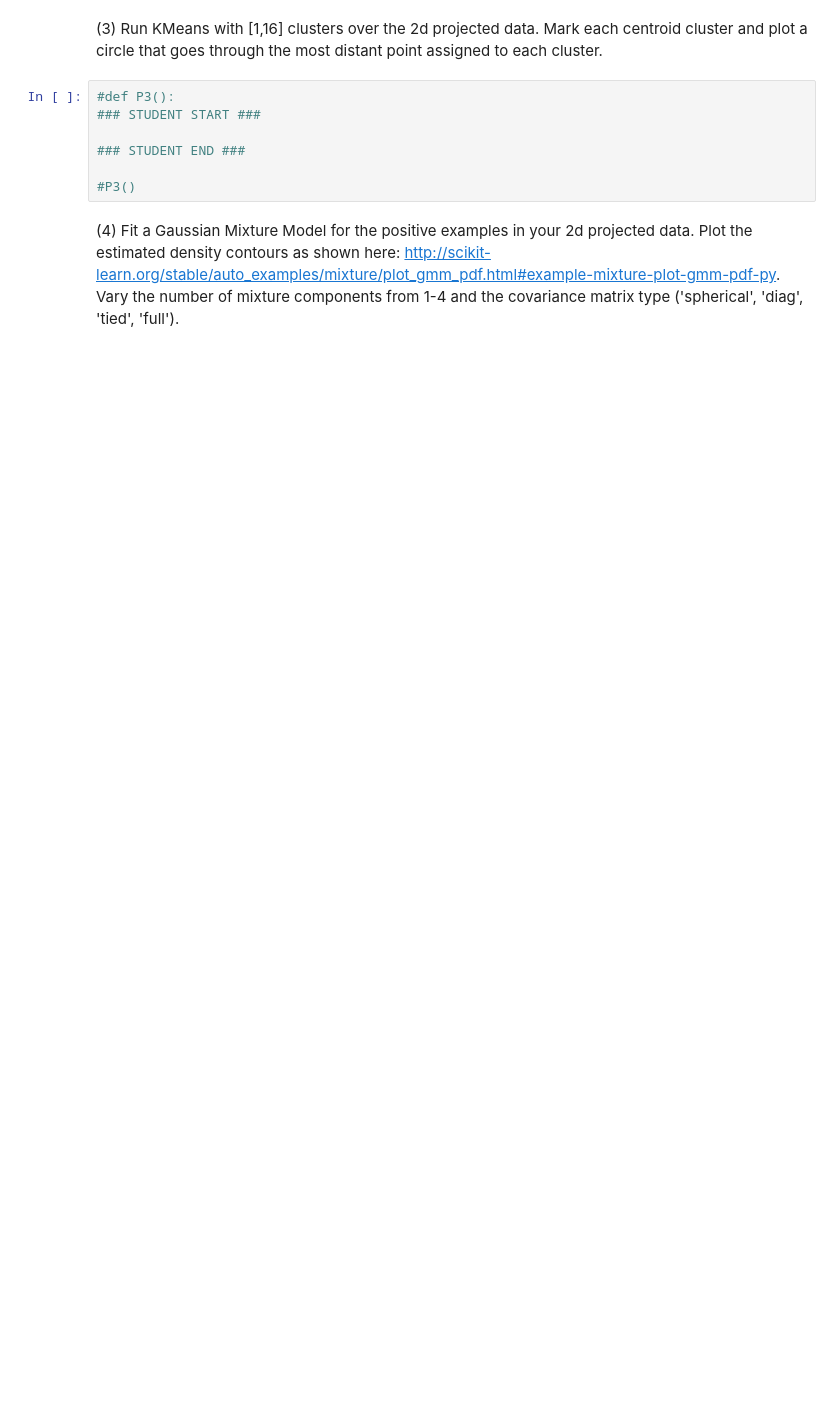
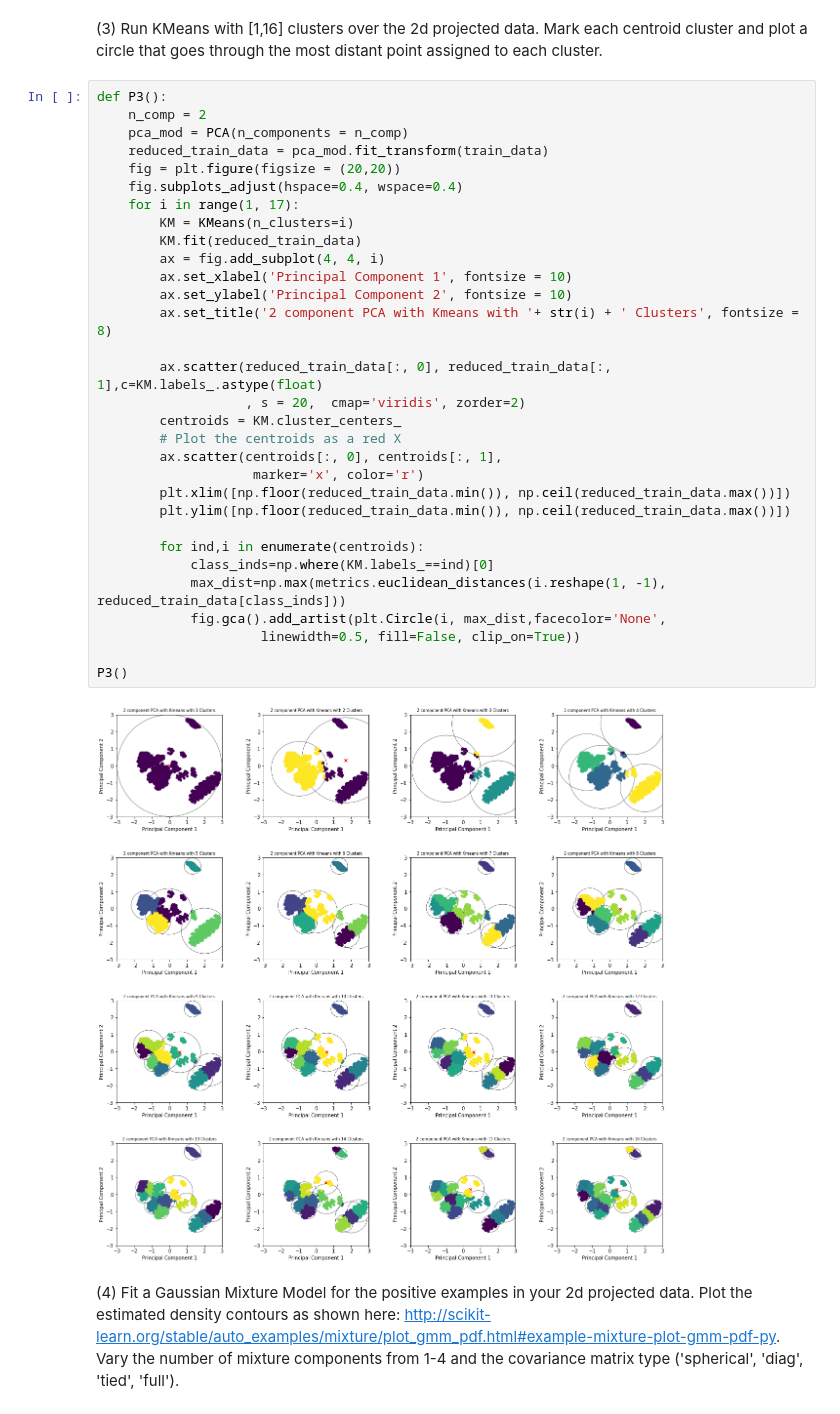
Before and after one commit to akkinenic/W207-ML, a Jupyter notebook: Naga_Akkineni_p3.ipynb, the cells around one changed output. Saved outputs shown, nothing was run; the diff lists cells and outputs as text; blank space fills up the shorter version.

```diff
--- a/Naga_Akkineni_p3.ipynb
+++ b/Naga_Akkineni_p3.ipynb
@@ -78,11 +123,37 @@ print (train_data.shape, test_data.shape)
 # %% [markdown]
 (3) Run KMeans with [1,16] clusters over the 2d projected data. Mark each centroid cluster and plot a circle that goes through the most distant point assigned to each cluster.
-# %%
-#def P3():
-### STUDENT START ###
-
-### STUDENT END ###
-
-#P3()
+# %%
+def P3():
+    n_comp = 2
+    pca_mod = PCA(n_components = n_comp)
+    reduced_train_data = pca_mod.fit_transform(train_data)
+    fig = plt.figure(figsize = (20,20))
+    fig.subplots_adjust(hspace=0.4, wspace=0.4)
+    for i in range(1, 17):
+        KM = KMeans(n_clusters=i)
+        KM.fit(reduced_train_data)
+        ax = fig.add_subplot(4, 4, i)
+        ax.set_xlabel('Principal Component 1', fontsize = 10)
+        ax.set_ylabel('Principal Component 2', fontsize = 10)
+        ax.set_title('2 component PCA with Kmeans with '+ str(i) + ' Clusters', fontsize = 8)
+
+        ax.scatter(reduced_train_data[:, 0], reduced_train_data[:, 1],c=KM.labels_.astype(float)
+                   , s = 20,  cmap='viridis', zorder=2)
+        centroids = KM.cluster_centers_
+        # Plot the centroids as a red X
+        ax.scatter(centroids[:, 0], centroids[:, 1],
+                    marker='x', color='r')
+        plt.xlim([np.floor(reduced_train_data.min()), np.ceil(reduced_train_data.max())])
+        plt.ylim([np.floor(reduced_train_data.min()), np.ceil(reduced_train_data.max())])
+
+        for ind,i in enumerate(centroids):
+            class_inds=np.where(KM.labels_==ind)[0]
+            max_dist=np.max(metrics.euclidean_distances(i.reshape(1, -1), reduced_train_data[class_inds]))
+            fig.gca().add_artist(plt.Circle(i, max_dist,facecolor='None',
+                     linewidth=0.5, fill=False, clip_on=True))
+
+P3()
+# %% [output]
+[figure, added]
 # %% [markdown]
 (4) Fit a Gaussian Mixture Model for the positive examples in your 2d projected data. Plot the estimated density contours as shown here: http://scikit-learn.org/stable/auto_examples/mixture/plot_gmm_pdf.html#example-mixture-plot-gmm-pdf-py. Vary the number of mixture components from 1-4 and the covariance matrix type ('spherical', 'diag', 'tied', 'full').
```
Also changed, not shown: parts of 12 cells of this notebook, 4 other files.
